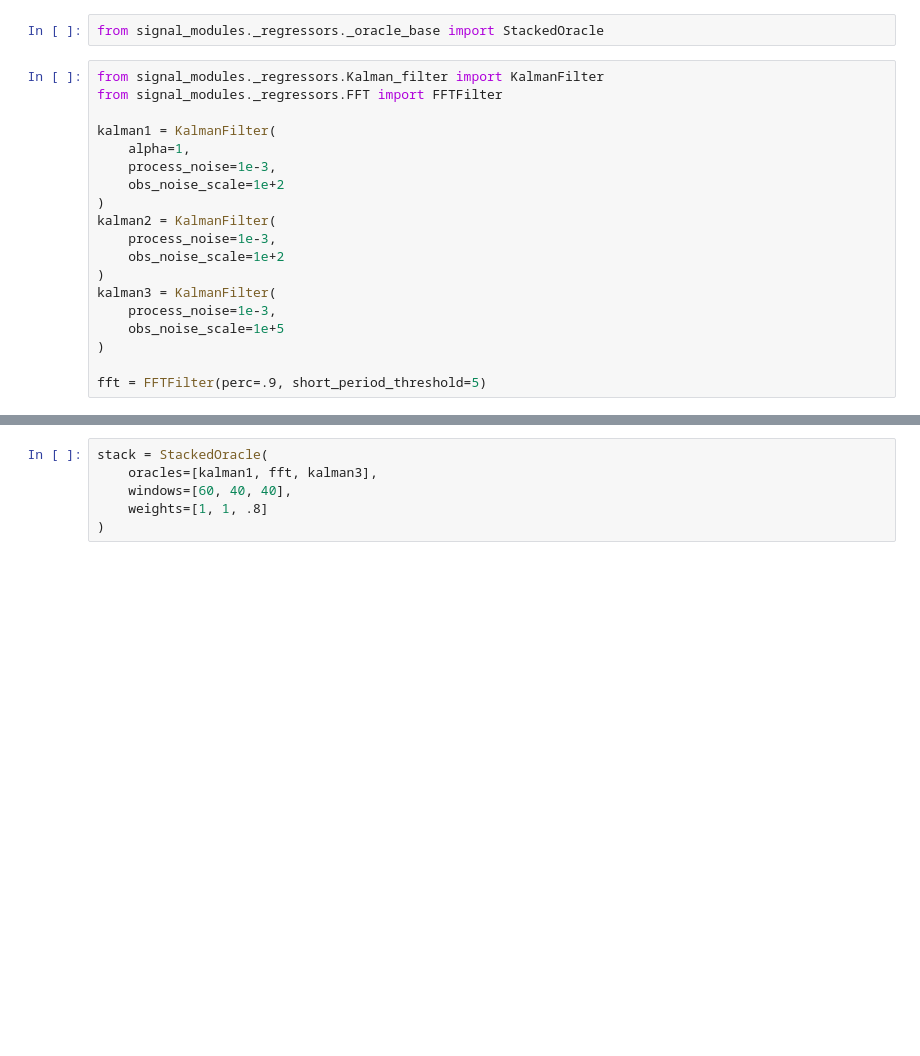
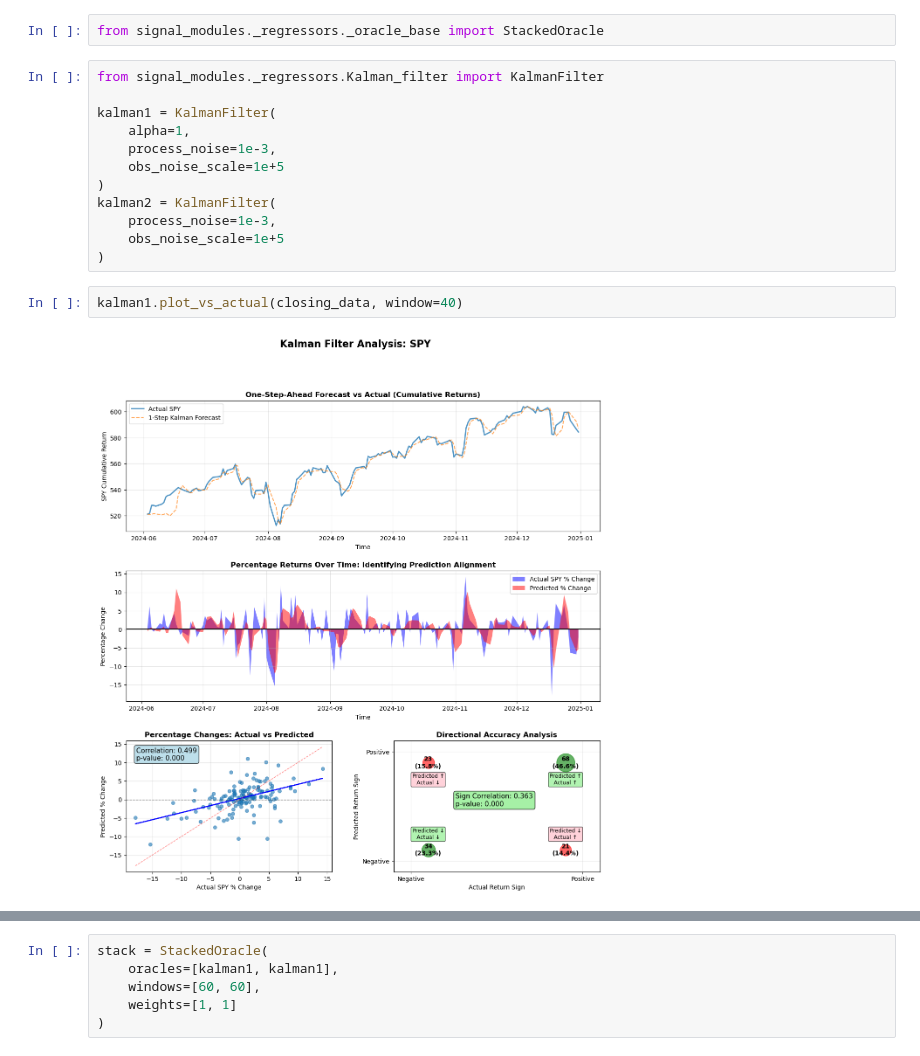
Before and after one commit to niornob/vatecas, a Jupyter notebook: src/signal_modules/_regressors/regression.ipynb, the cells around one changed output, grey strips where cells are left out. Drawn from its saved outputs; the diff is of its cells as text; blank space fills up the shorter version.

Commit message:
some graphing methods for regressors.

```diff
--- a/src/signal_modules/_regressors/regression.ipynb
+++ b/src/signal_modules/_regressors/regression.ipynb
@@ -64,20 +42,17 @@ Sample ACF (first 5 lags): [0.97, 0.937, 0.901, 0.864, 0.832]
 from signal_modules._regressors._oracle_base import StackedOracle
 # %%
 from signal_modules._regressors.Kalman_filter import KalmanFilter
-from signal_modules._regressors.FFT import FFTFilter
 
 kalman1 = KalmanFilter(
     alpha=1,
     process_noise=1e-3,
-    obs_noise_scale=1e+2
+    obs_noise_scale=1e+5
 )
 kalman2 = KalmanFilter(
     process_noise=1e-3,
-    obs_noise_scale=1e+2
-)
-kalman3 = KalmanFilter(
-    process_noise=1e-3,
     obs_noise_scale=1e+5
 )
-
-fft = FFTFilter(perc=.9, short_period_threshold=5)
+# %%
+kalman1.plot_vs_actual(closing_data, window=40)
+# %% [output]
+[figure, added]
@@ -84,6 +62,6 @@ fft = FFTFilter(perc=.9, short_period_threshold=5)
 # %%
 stack = StackedOracle(
-    oracles=[kalman1, fft, kalman3],
-    windows=[60, 40, 40],
-    weights=[1, 1, .8]
+    oracles=[kalman1, kalman1],
+    windows=[60, 60],
+    weights=[1, 1]
 )
```
Also changed, not shown: parts of 5 cells of this notebook, 3 other files.
